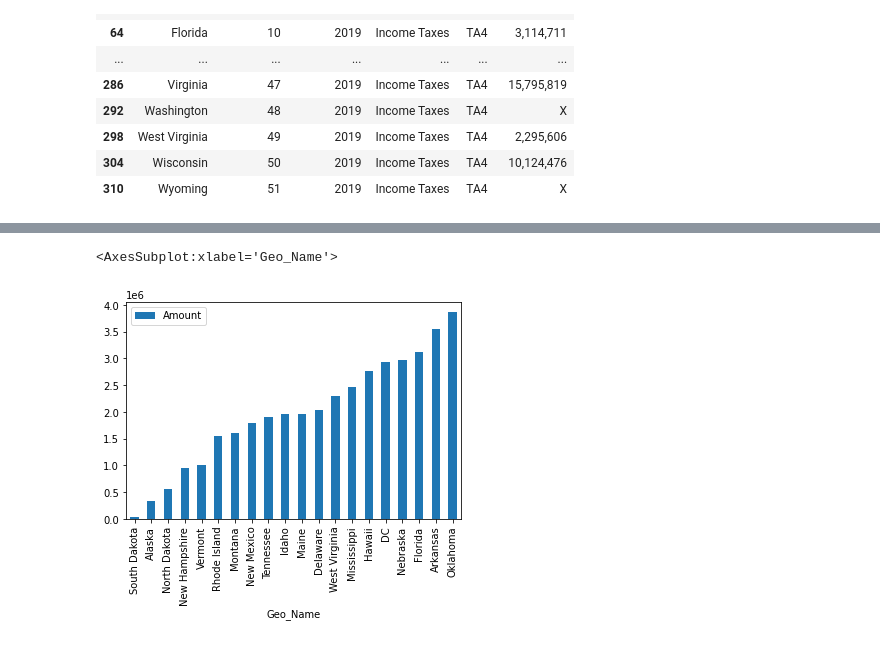
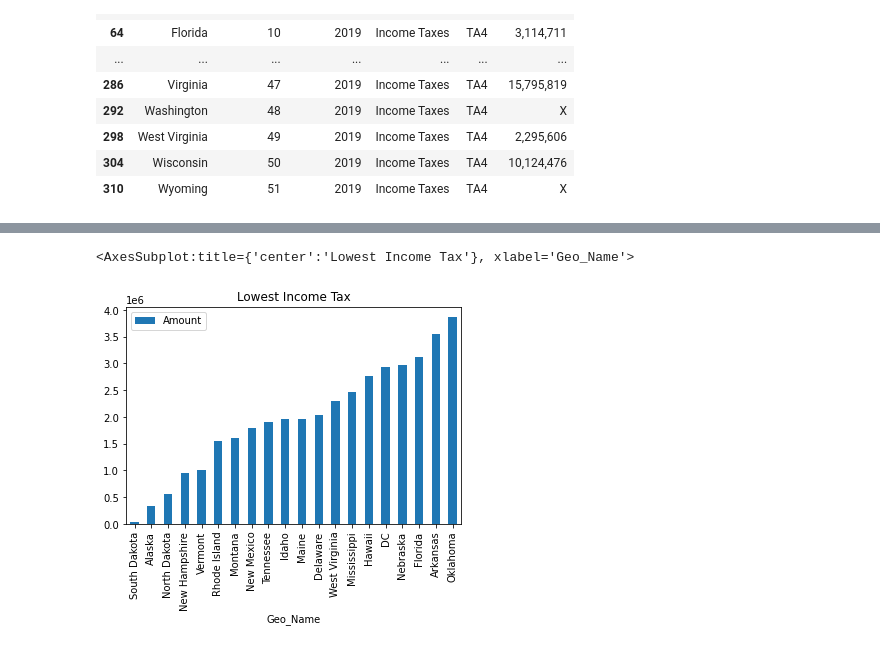
Before and after one commit to dperique/pandas_examples, a Jupyter notebook: us_property_and_income_tax.ipynb, the cells around one changed output, grey strips where cells are left out. Drawn from its saved outputs; the diff is of its cells as text; code cells hidden in the pictures.

```diff
--- a/us_property_and_income_tax.ipynb
+++ b/us_property_and_income_tax.ipynb
@@ -180,7 +255,7 @@ df_sorted_income_tax = df_income_tax.sort_values('Amount', ascending=True)
 # %%
 # Plot bottom (non-zero Income Tax), omitting the ones that are 0.
 #
-df_sorted_income_tax[4:24].plot(kind='bar', x='Geo_Name', y='Amount')
+df_sorted_income_tax[4:24].plot(kind='bar', x='Geo_Name', y='Amount', title='Lowest Income Tax')
 # %% [output]
-<AxesSubplot:xlabel='Geo_Name'>
+<AxesSubplot:title={'center':'Lowest Income Tax'}, xlabel='Geo_Name'>
-[figure, old version]
+[figure, new version]
```
Also changed, not shown: parts of 13 cells of this notebook.
